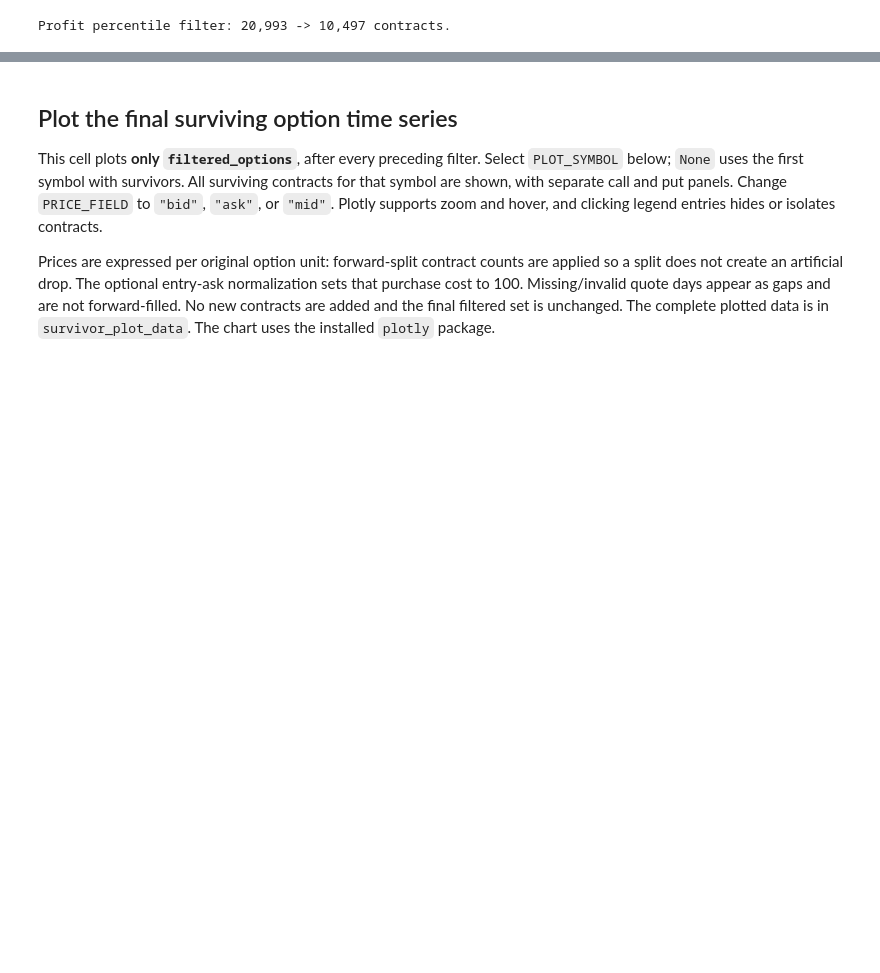
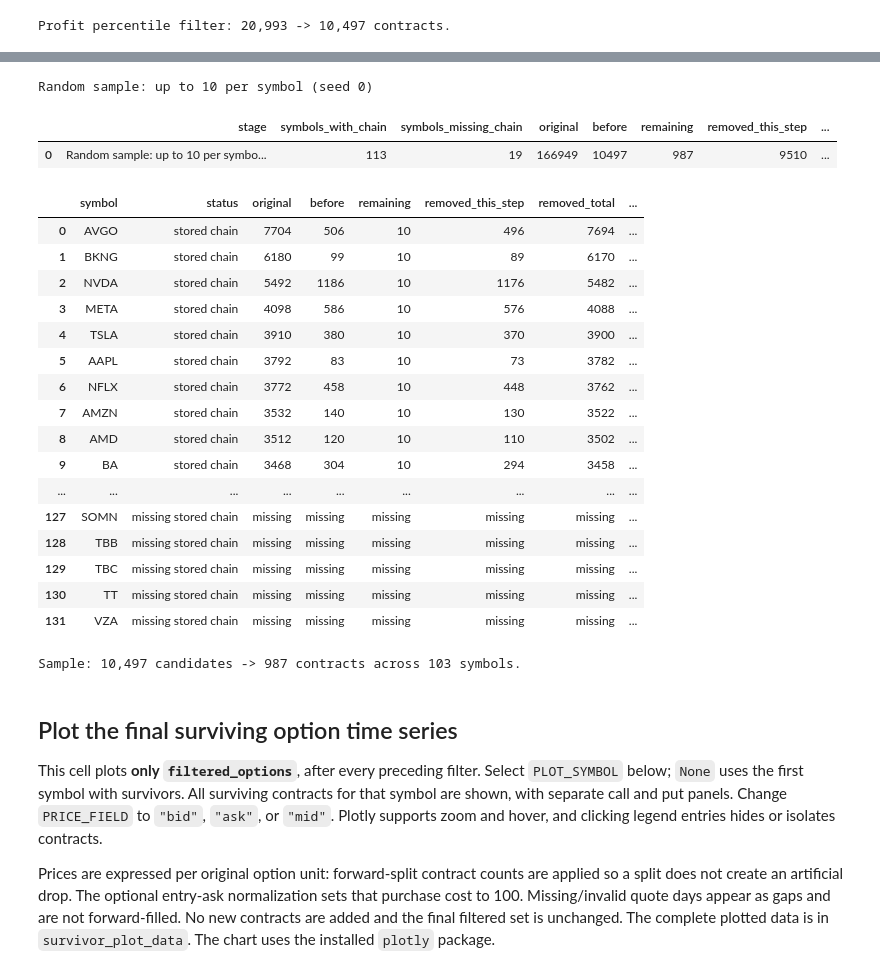
Before and after one commit to quantarb/quant-orchestrator, a Jupyter notebook: notebooks/multirate_warehouse_training.ipynb, the cells around one changed output, grey strips where cells are left out. Cells and saved outputs as stored; diff of their text form; code cells hidden in the pictures; blank space fills up the shorter version.

Commit message:
Sample up to ten final option survivors per symbol reproducibly

```diff
--- a/notebooks/multirate_warehouse_training.ipynb
+++ b/notebooks/multirate_warehouse_training.ipynb
@@ -1035,3 +1048,58 @@ Profit percentile filter: 20,993 -> 10,497 contracts.
+# %%
+import random
+
+OPTIONS_PER_SYMBOL = 10
+SAMPLE_SEED = 0
+
+def sample_options_per_symbol(options, count, seed):
+    if not isinstance(count, int) or isinstance(count, bool) or count < 1:
+        raise ValueError("OPTIONS_PER_SYMBOL must be a positive integer.")
+    if options.is_empty():
+        return options.clone()
+    groups = []
+    for (symbol,), group in options.group_by("underlying_symbol", maintain_order=True):
+        group = group.sort("contract_symbol")
+        rng = random.Random(f"{seed}:{symbol}")
+        chosen = rng.sample(range(len(group)), min(count, len(group)))
+        groups.append(group[chosen])
+    return pl.concat(groups, how="diagonal_relaxed").sort("underlying_symbol", "contract_symbol")
+
+sampling_input = top_profit_options
+sampled_options = sample_options_per_symbol(sampling_input, OPTIONS_PER_SYMBOL, SAMPLE_SEED)
+filtered_options = sampled_options
+sampling_filter_counts = sampled_options.group_by("underlying_symbol").agg(
+    pl.len().alias("remaining"),
+    (pl.col("option_type") == "call").sum().alias("calls"),
+    (pl.col("option_type") == "put").sum().alias("puts"),
+    pl.lit(0).alias("unknown")
+).rename({"underlying_symbol": "symbol"}).to_pandas()
+sampling_comparison = show_option_filter(
+    f"Random sample: up to {OPTIONS_PER_SYMBOL} per symbol (seed {SAMPLE_SEED})",
+    sampling_filter_counts, profit_percentile_comparison)
+print(f"Sample: {len(sampling_input):,} candidates -> {len(filtered_options):,} contracts "
+      f"across {filtered_options['underlying_symbol'].n_unique()} symbols.")
+# %% [output]
+Random sample: up to 10 per symbol (seed 0)
+|  | stage | symbols_with_chain | symbols_missing_chain | original | before | remaining | removed_this_step | ... |
+| 0 | Random sample: up to 10 per symbo... | 113 | 19 | 166949 | 10497 | 987 | 9510 | ... |
+|  | symbol | status | original | before | remaining | removed_this_step | removed_total | ... |
+| 0 | AVGO | stored chain | 7704 | 506 | 10 | 496 | 7694 | ... |
+| 1 | BKNG | stored chain | 6180 | 99 | 10 | 89 | 6170 | ... |
+| 2 | NVDA | stored chain | 5492 | 1186 | 10 | 1176 | 5482 | ... |
+| 3 | META | stored chain | 4098 | 586 | 10 | 576 | 4088 | ... |
+| 4 | TSLA | stored chain | 3910 | 380 | 10 | 370 | 3900 | ... |
+| 5 | AAPL | stored chain | 3792 | 83 | 10 | 73 | 3782 | ... |
+| 6 | NFLX | stored chain | 3772 | 458 | 10 | 448 | 3762 | ... |
+| 7 | AMZN | stored chain | 3532 | 140 | 10 | 130 | 3522 | ... |
+| 8 | AMD | stored chain | 3512 | 120 | 10 | 110 | 3502 | ... |
+| 9 | BA | stored chain | 3468 | 304 | 10 | 294 | 3458 | ... |
+| ... | ... | ... | ... | ... | ... | ... | ... | ... |
+| 127 | SOMN | missing stored chain | missing | missing | missing | missing | missing | ... |
+| 128 | TBB | missing stored chain | missing | missing | missing | missing | missing | ... |
+| 129 | TBC | missing stored chain | missing | missing | missing | missing | missing | ... |
+| 130 | TT | missing stored chain | missing | missing | missing | missing | missing | ... |
+| 131 | VZA | missing stored chain | missing | missing | missing | missing | missing | ... |
+Sample: 10,497 candidates -> 987 contracts across 103 symbols.
 # %% [markdown]
 ## Plot the final surviving option time series
 
```
Also changed, not shown: parts of 4 cells of this notebook, 1 other file.
